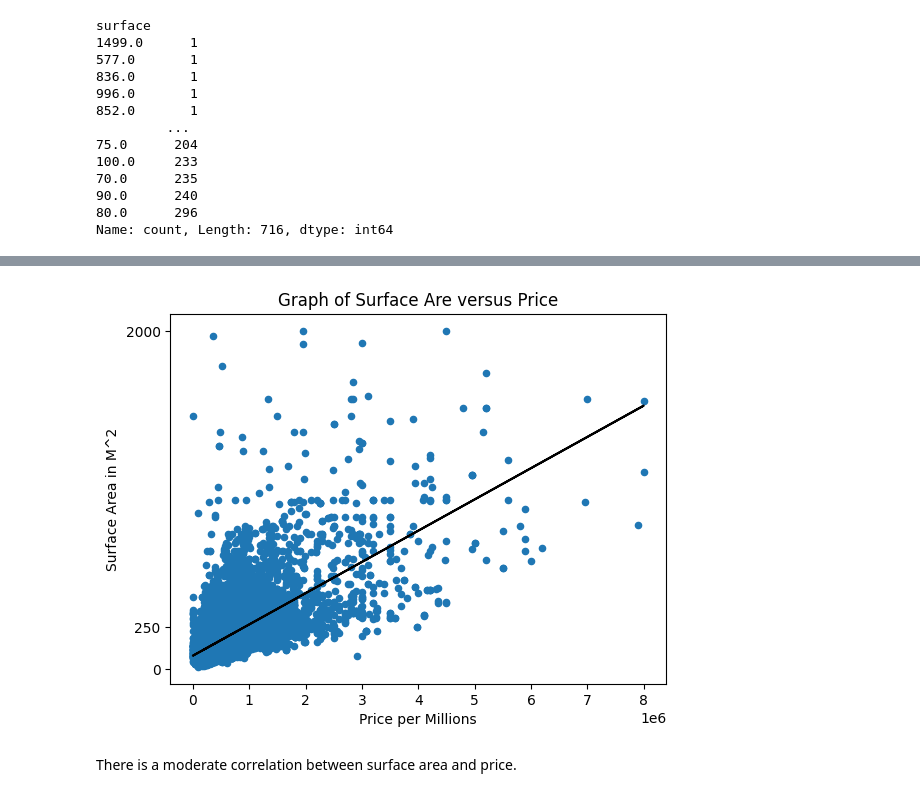
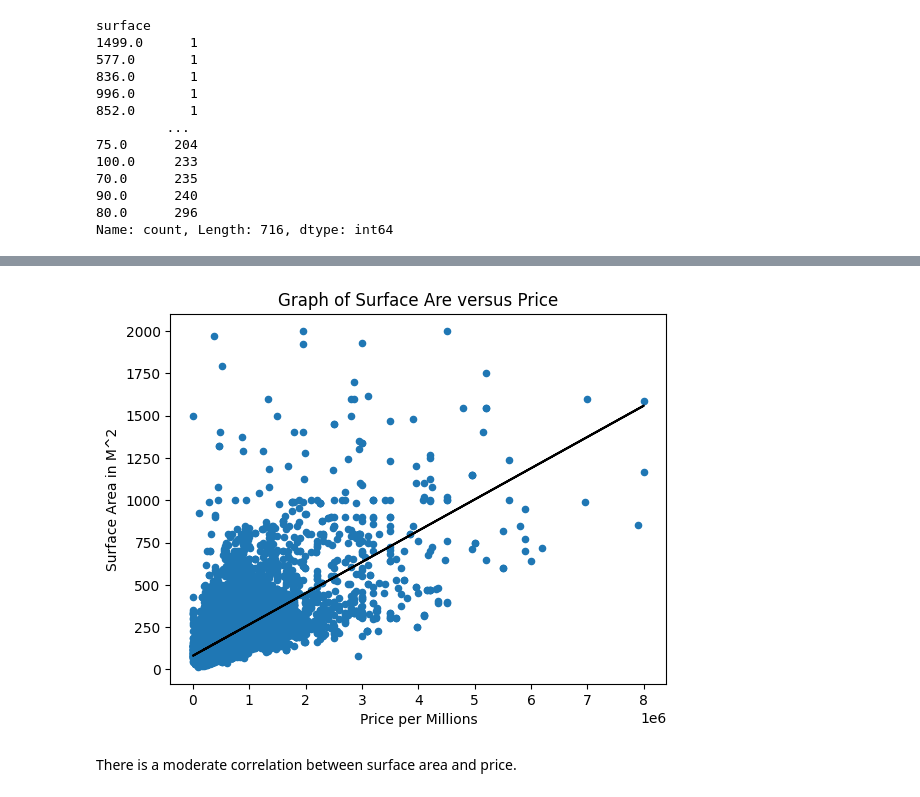
Before and after one commit to drtclem/realestate-datacleanup-exercise, a Jupyter notebook: project.ipynb, the cells around one changed output, grey strips where cells are left out. Cells and saved outputs as stored; diff of their text form; code cells hidden in the pictures.

```diff
--- a/project.ipynb
+++ b/project.ipynb
@@ -435,17 +385,19 @@ plt.show()
 # %%
 ds.plot(kind='scatter', x='price', y='surface', title='Graph of Surface Are versus Price')
 
-plt.yticks([0, 2000, 250])
+plt.yticks([0, 250, 500, 750, 1000, 1250, 1500, 1750, 2000])
 plt.xlabel('Price per Millions')
 plt.ylabel('Surface Area in M^2')
 x = ds['price']
 y=ds['surface']
 m, b = np.polyfit(x,y,1)
+
+#adding a line of best fit
 plt.plot(x,m*x+b, color = 'black', label =f'Best Fit Line')
 
 plt.show()
 # %% [output]
-[figure, old version]
+[figure, new version]
 # %% [markdown]
 There is a moderate correlation between surface area and price.
 # %% [markdown]
```
Also changed, not shown: parts of 35 cells of this notebook.
